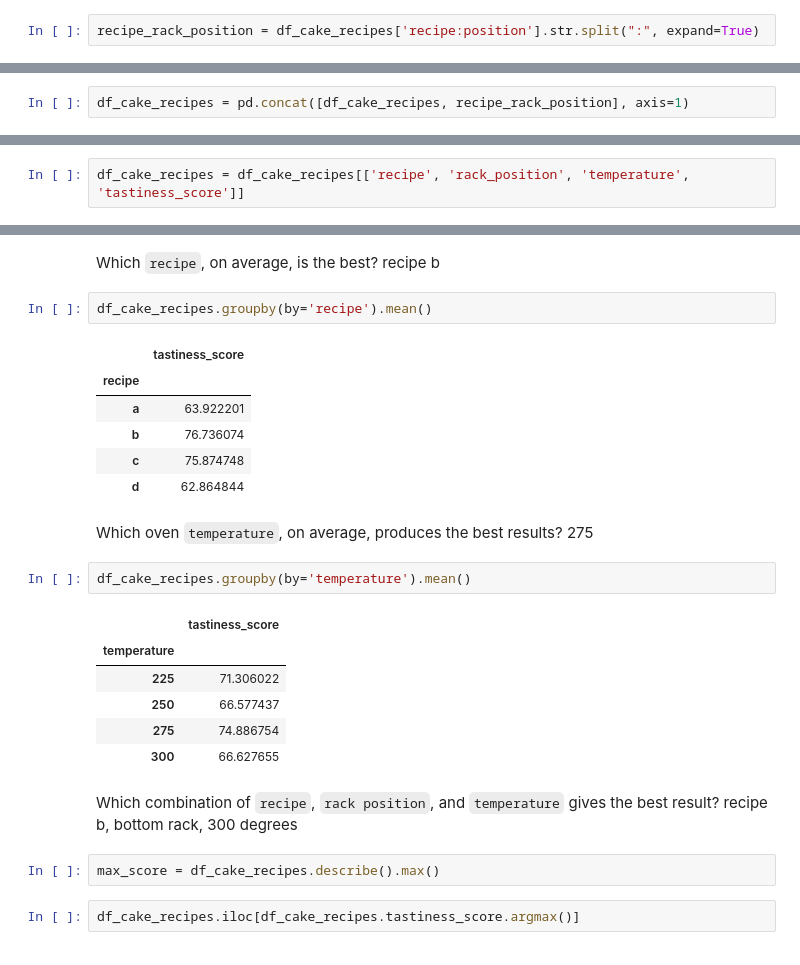
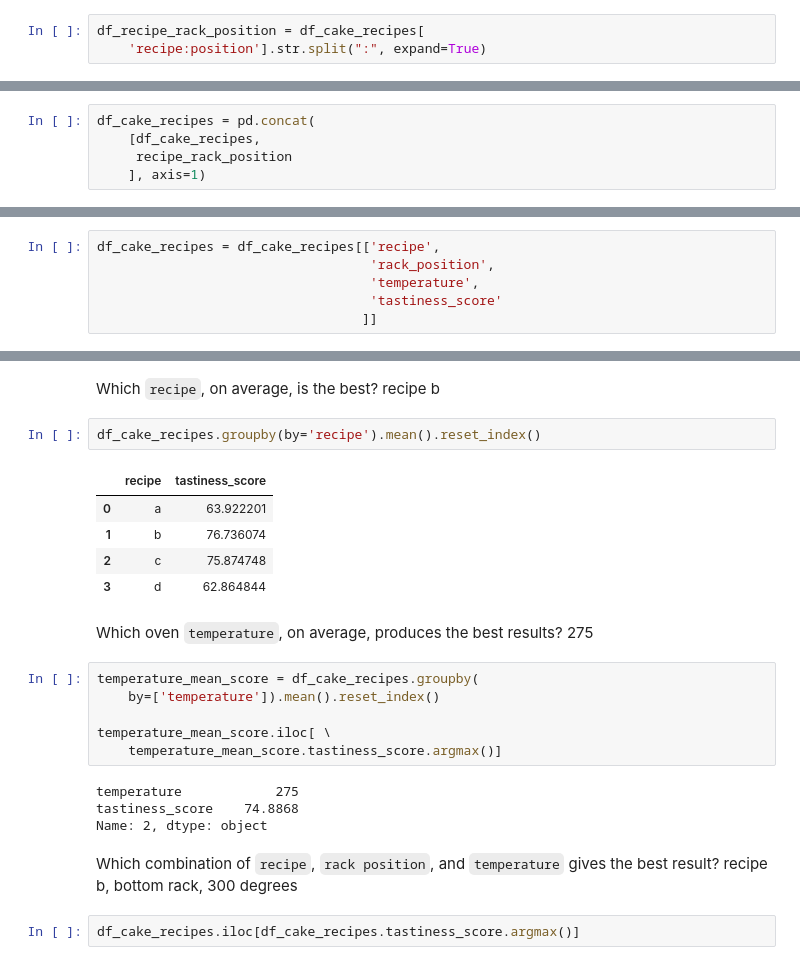
Before and after one commit to Promeos/classification-exercises, a Jupyter notebook: tidy-data.ipynb, the cells around one changed output, grey strips where cells are left out. Cells and saved outputs as stored; diff of their text form.

```diff
--- a/tidy-data.ipynb
+++ b/tidy-data.ipynb
@@ -194,6 +207,7 @@ df_cake_recipes.head()
 | 3 | b:top | 225 | 82.455004 |
 | 4 | c:bottom | 225 | 96.470207 |
 # %%
-recipe_rack_position = df_cake_recipes['recipe:position'].str.split(":", expand=True)
+df_recipe_rack_position = df_cake_recipes[
+    'recipe:position'].str.split(":", expand=True)
 # %%
 recipe_rack_position.columns = ['recipe', 'rack_position']
@@ -209,9 +214,16 @@ recipe_rack_position.head()
 # %%
-df_cake_recipes = pd.concat([df_cake_recipes, recipe_rack_position], axis=1)
+df_cake_recipes = pd.concat(
+    [df_cake_recipes,
+     recipe_rack_position
+    ], axis=1)
 # %%
 df_cake_recipes = df_cake_recipes.drop(columns='recipe:position')
 # %%
-df_cake_recipes = df_cake_recipes[['recipe', 'rack_position', 'temperature', 'tastiness_score']]
+df_cake_recipes = df_cake_recipes[['recipe',
+                                   'rack_position',
+                                   'temperature',
+                                   'tastiness_score'
+                                  ]]
 # %%
 df_cake_recipes.head()
 # %% [output]
@@ -224,29 +236,27 @@ df_cake_recipes.head()
 # %% [markdown]
 Which `recipe`, on average, is the best? recipe b
 # %%
-df_cake_recipes.groupby(by='recipe').mean()
+df_cake_recipes.groupby(by='recipe').mean().reset_index()
 # %% [output]
-|  | tastiness_score |
-| recipe |  |
-| a | 63.922201 |
-| b | 76.736074 |
-| c | 75.874748 |
-| d | 62.864844 |
+|  | recipe | tastiness_score |
+| 0 | a | 63.922201 |
+| 1 | b | 76.736074 |
+| 2 | c | 75.874748 |
+| 3 | d | 62.864844 |
 # %% [markdown]
 Which oven `temperature`, on average, produces the best results? 275
 # %%
-df_cake_recipes.groupby(by='temperature').mean()
+temperature_mean_score = df_cake_recipes.groupby(
+    by=['temperature']).mean().reset_index()
+
+temperature_mean_score.iloc[ \
+    temperature_mean_score.tastiness_score.argmax()]
 # %% [output]
-|  | tastiness_score |
-| temperature |  |
-| 225 | 71.306022 |
-| 250 | 66.577437 |
-| 275 | 74.886754 |
-| 300 | 66.627655 |
+temperature            275
+tastiness_score    74.8868
+Name: 2, dtype: object
 # %% [markdown]
 Which combination of `recipe`, `rack position`, and `temperature` gives the best result? recipe b, bottom rack, 300 degrees
-# %%
-max_score = df_cake_recipes.describe().max()
 # %%
 df_cake_recipes.iloc[df_cake_recipes.tastiness_score.argmax()]
 # %% [output]
```
Also changed, not shown: parts of 11 cells of this notebook.
